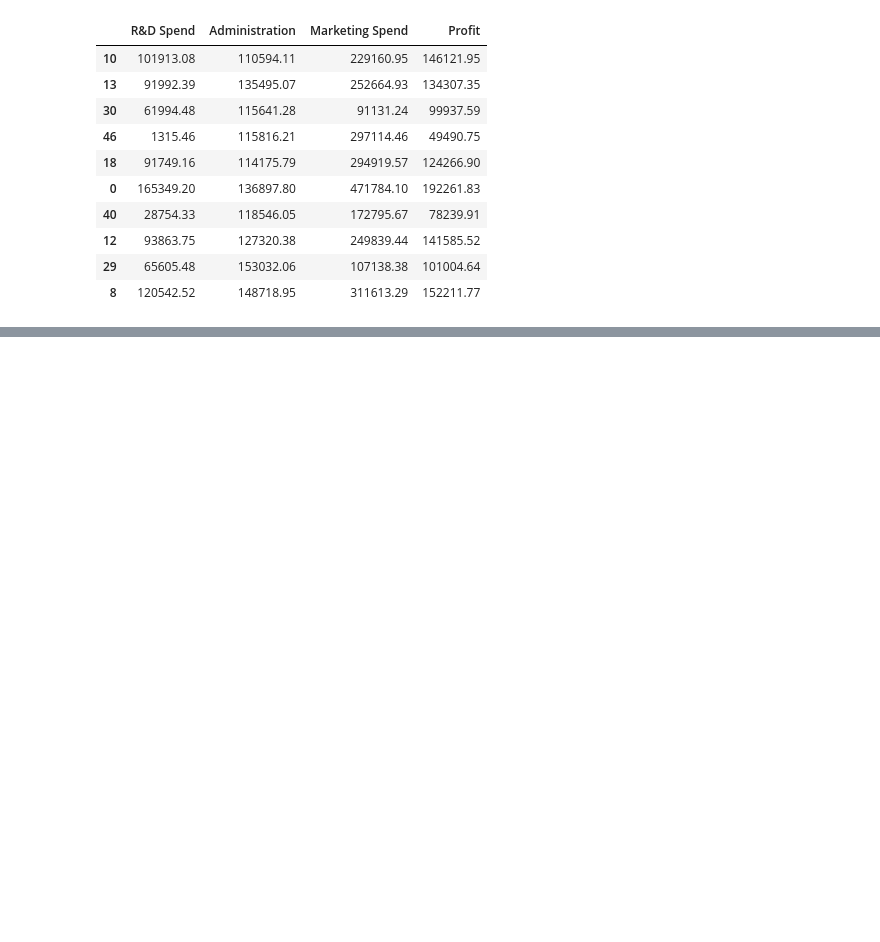
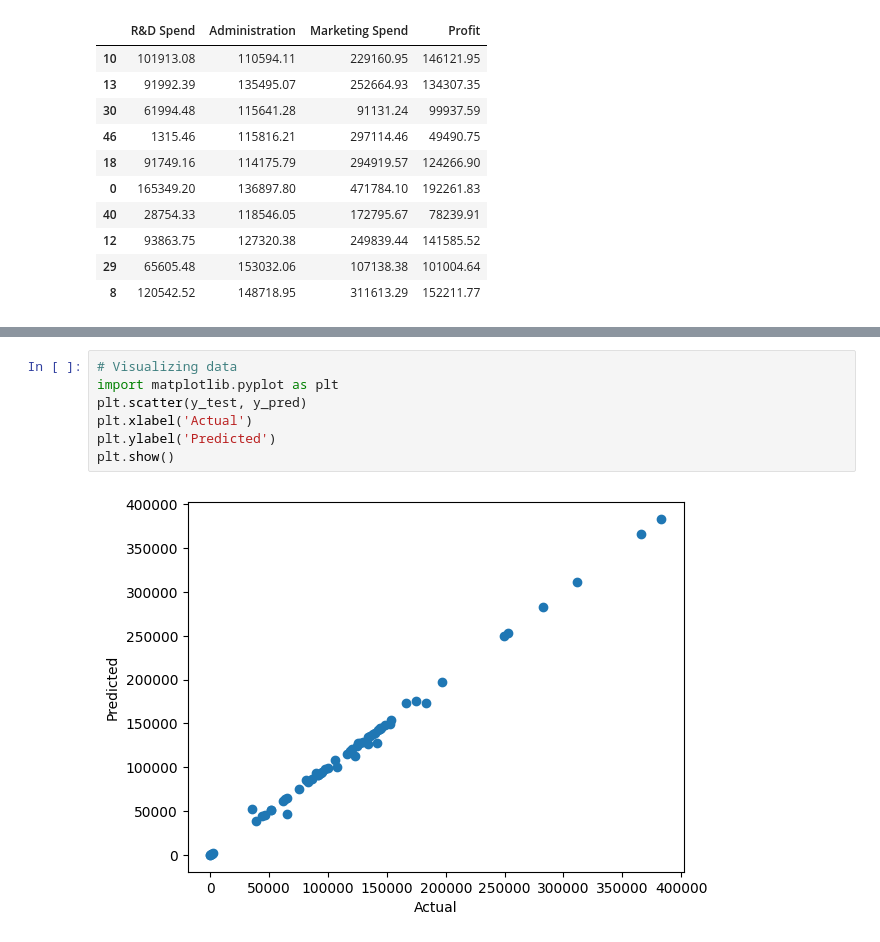
Before and after one commit to KacperBytnar/Machine_Learning_Evaluate_new_startups_profit, a Jupyter notebook: calcs/50-Startups_ML_Mandatory-Assignment.ipynb, the cells around one changed output, grey strips where cells are left out. Saved outputs shown, nothing was run; the diff lists cells and outputs as text; blank space fills up the shorter version.

```diff
--- a/calcs/50-Startups_ML_Mandatory-Assignment.ipynb
+++ b/calcs/50-Startups_ML_Mandatory-Assignment.ipynb
@@ -444,0 +481,9 @@ array([[ 80330.11950733, 152589.62338653, 297301.23208644,
+# %%
+# Visualizing data
+import matplotlib.pyplot as plt
+plt.scatter(y_test, y_pred)
+plt.xlabel('Actual')
+plt.ylabel('Predicted')
+plt.show()
+# %% [output]
+[figure, added]
```
Also changed, not shown: parts of 6 cells of this notebook.
